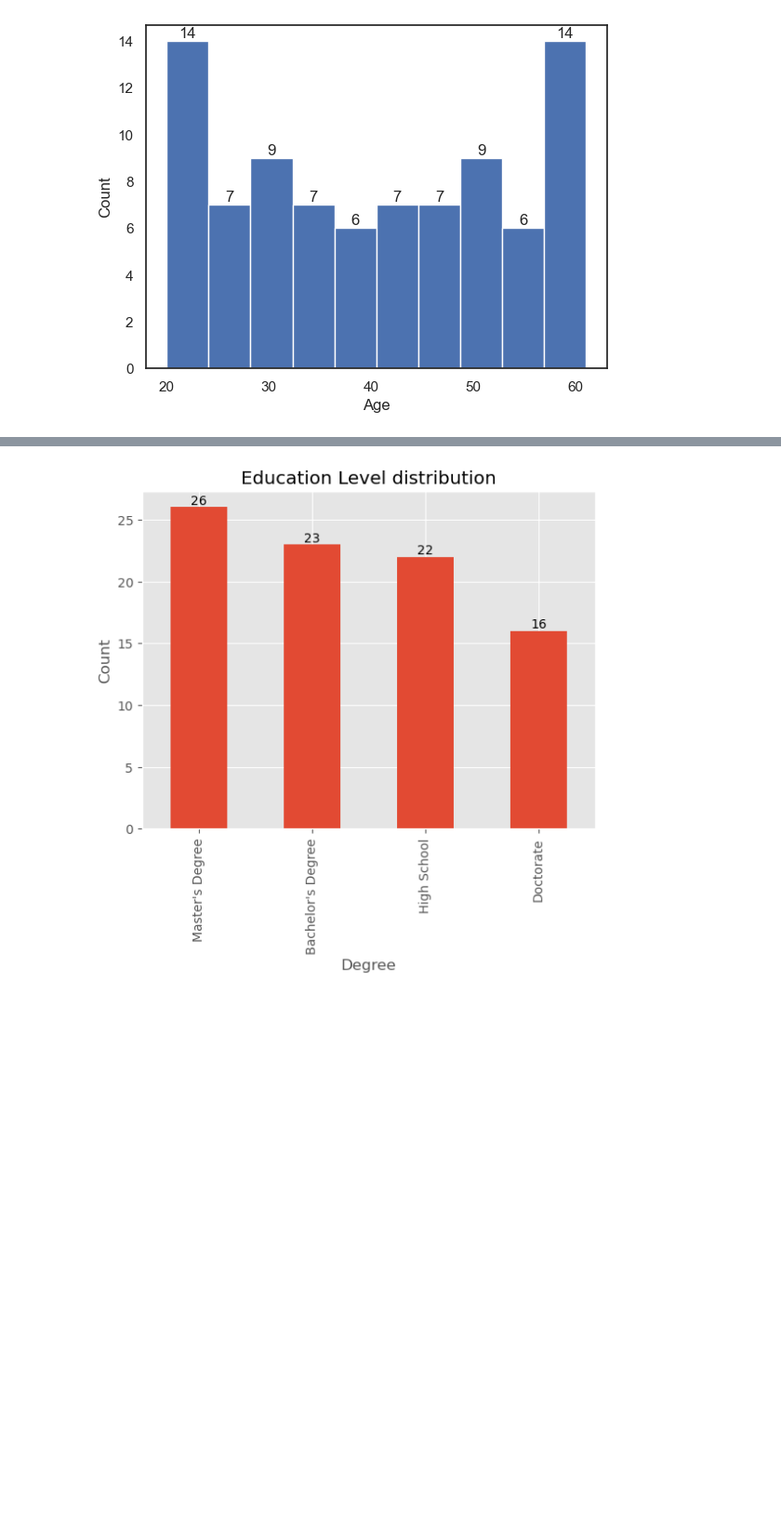
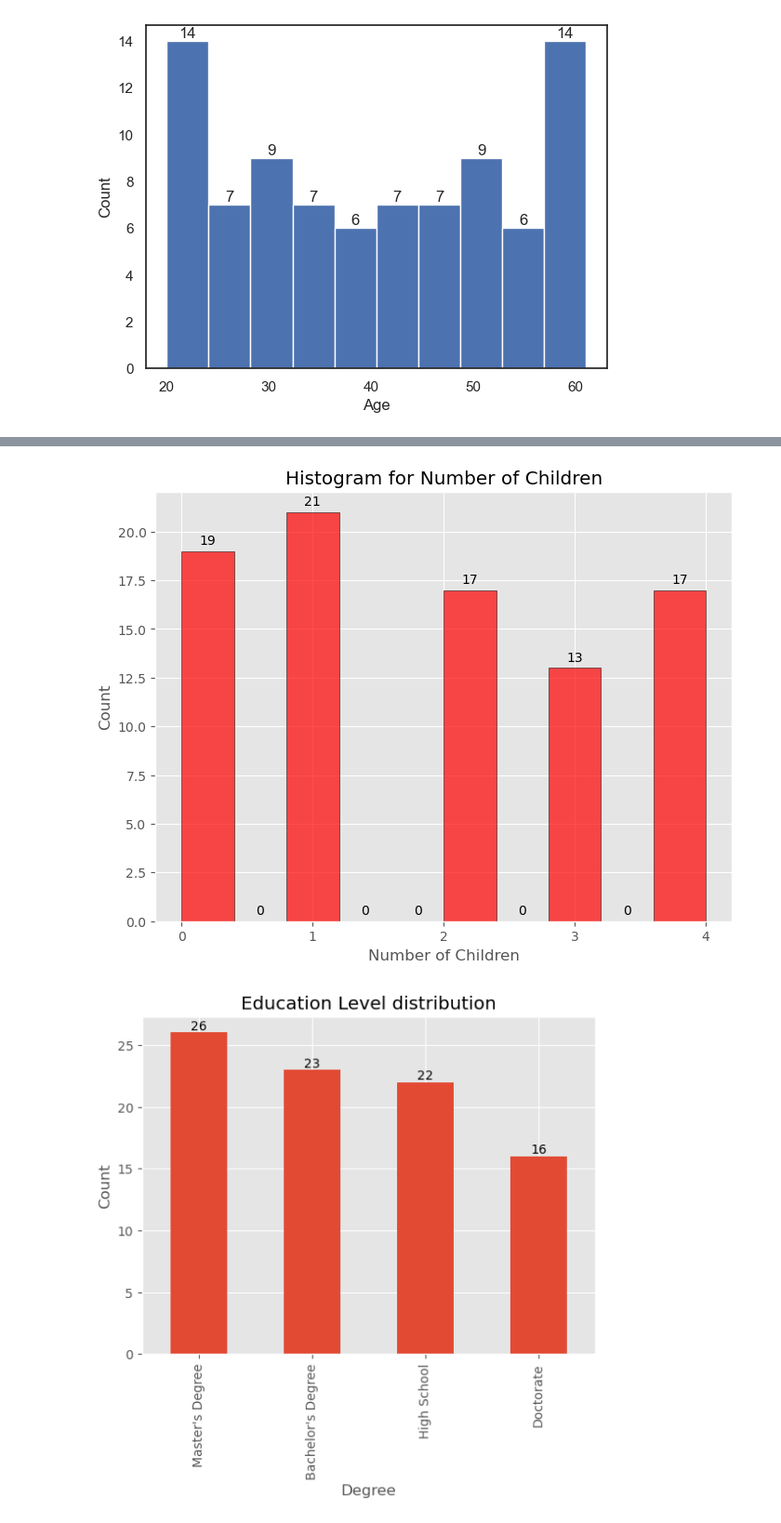
Before and after one commit to lubomirovna/Data_Glacier_Virtual_Internship, a Jupyter notebook: Week_10/eda.ipynb, the cells around one changed output, grey strips where cells are left out. Shown at 93% size. Saved outputs shown, nothing was run; the diff lists cells and outputs as text; code cells hidden in the pictures; blank space fills up the shorter version.

```diff
--- a/Week_10/eda.ipynb
+++ b/Week_10/eda.ipynb
@@ -101,3 +130,31 @@ for n, (fr, x, patch) in enumerate(zip(freq, bin_centers, patches)):
+# %%
+#Extract the data for the Nr of Children column
+num_children = df['Number of Children']
+# %%
+#Set up the histogram plot
+fig, ax = plt.subplots(figsize = (8, 6))
+
+#Plot the histogram
+hist = plt.hist(num_children, bins=10, edgecolor='black', color='red', alpha=0.7)
+
+#Add Labels and Title
+plt.xlabel('Number of Children')
+plt.ylabel('Count')
+plt.title('Histogram for Number of Children')
+
+# Add count information
+for i in range(len(hist[0])):
+    count = int(hist[0][i])
+    x = hist[1][i] + (hist[1][i+1] - hist[1][i]) / 2
+    y = hist[0][i]
+    plt.annotate(str(count), xy=(x, y), xytext=(0, 5), textcoords='offset points', ha='center')
+
+# Modify x-axis ticks and labels
+plt.xticks(range(min(num_children), max(num_children) + 1, 1))
+
+plt.show()
+# %% [output]
+[figure, added]
 # %%
 # Visualize the distribution of categorical variables
 ax = df['Education Level'].value_counts().plot(kind='bar', title='Education Level distribution')
```
Also changed, not shown: parts of 10 cells of this notebook, 1 other file.
